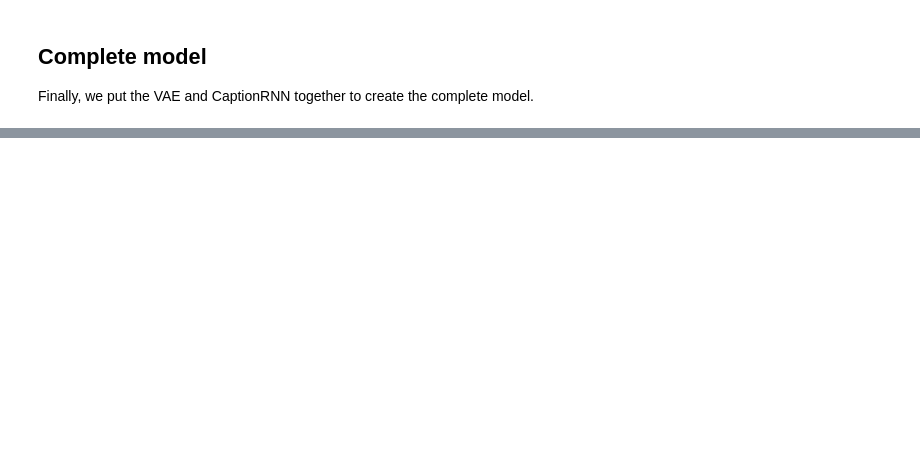
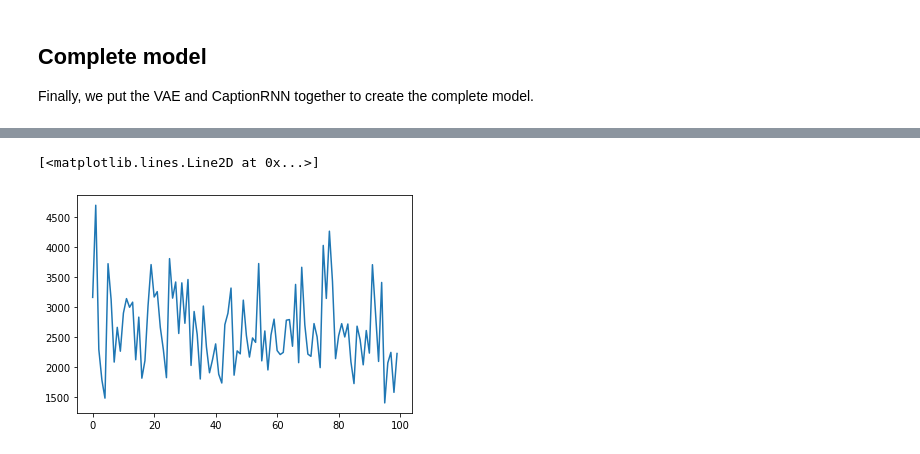
Before and after one commit to SamuelVedrik/VAECaptioning, a Jupyter notebook: VAE for deep learning.ipynb, the cells around one changed output, grey strips where cells are left out. Saved outputs shown, nothing was run; the diff lists cells and outputs as text; code cells hidden in the pictures; blank space fills up the shorter version.

```diff
--- a/VAE for deep learning.ipynb
+++ b/VAE for deep learning.ipynb
@@ -614,7 +697,8 @@ class VAECaption(nn.Module):
         return self.captioner.caption_prob(s, y)
 # %%
 model = VAECaption(Nc=3, K1 = 4, K2 = 6, f1=3, f2=3, d2=3, d1=3, iW=32, iH=32, V=20, M=30, H=40, stop_index=19)
-x_reconstructed, caption, s, z, mu, sigma, eta, mu_decoder, alpha = model(torch.rand((3, 32, 32)))
+x_reconstructed, caption, mu, sigma, eta, mu_decoder, alpha = model(torch.rand((3, 32, 32)))
+# x_reconstructed, caption, mu, sigma, eta, mu_decoder, alpha = model(image)
 # %% [markdown]
 ## Loss
 
@@ -744,0 +872,32 @@ def calculate_loss()
+# %%
+transform = transforms.Compose([
+    transforms.Resize((30, 30)),
+    transforms.ToTensor(),
+    transforms.Normalize([0.485, 0.456, 0.406], [0.229, 0.224, 0.225])
+])
+
+dataset = ImageDataset(transform)
+dataloader = DataLoader(dataset, batch_size=1)
+# %%
+kwargs = {"Nc": 3, "K1": 30, "K2": 40, "f1": 3, "f2": 3, "d2": 3, "d1": 3, "iW": 30, "iH": 30}
+model = VAE(**kwargs)
+optimizer = torch.optim.SGD(model.parameters(), lr=1e-7)
+# %%
+EPOCHS = 100
+losses = []
+for epoch in tqdm(range(EPOCHS)):
+    for image in dataloader:
+        image = image.squeeze(0)
+        x_reconstructed, mu, sigma, eta, mu_decoder, alpha = model(image)
+        loss = -calculate_loss(image, None, mu, sigma, eta, 9, mu_decoder, alpha)
+#         print(f"Total Loss: {loss.item()}")
+        loss.backward()
+        optimizer.step()
+        optimizer.zero_grad()
+
+        losses.append(loss.item())
+# %%
+plt.plot(losses)
+# %% [output]
+[<matplotlib.lines.Line2D at 0x...>]
+[figure, added]
```
Also changed, not shown: parts of 15 cells of this notebook.
